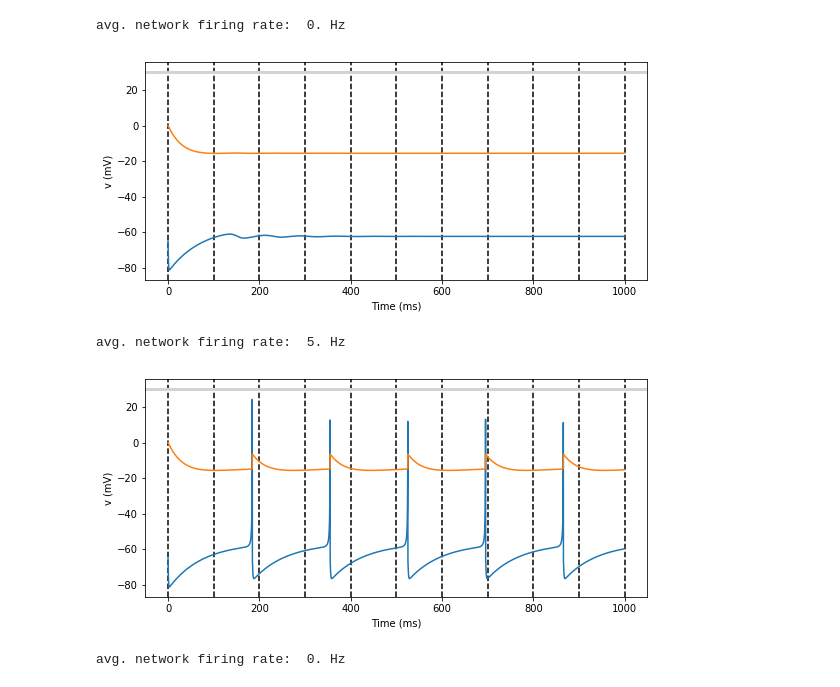
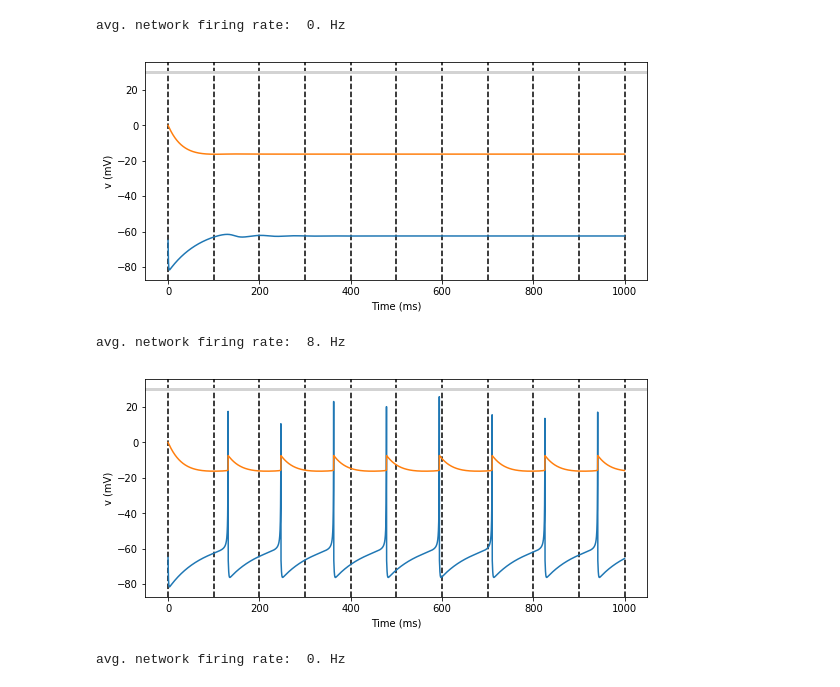
Before and after one commit to williampeer/brian2, a Jupyter notebook: single_neuron_with_current_test.ipynb, the cells around one changed output. Cells and saved outputs as stored; diff of their text form; code cells hidden in the pictures.

Commit message:
Update parametrisations in neuron with current test

```diff
--- a/single_neuron_with_current_test.ipynb
+++ b/single_neuron_with_current_test.ipynb
@@ -40,15 +40,15 @@ def perform_single_neruon_test(b, I):
     output_rates = spikemon.num_spikes/(run_time*ms)
     print("avg. network firing rate: ", output_rates)
 # %%
-perform_single_neruon_test(b=0.25, I=0.65)
+perform_single_neruon_test(b=0.26, I=0.)
 # %% [output]
 avg. network firing rate:  0. Hz
-[figure, old version]
+[figure, new version]
 # %%
-perform_single_neruon_test(b=0.25, I=0.6658)
+perform_single_neruon_test(b=0.26, I=0.1)
 # %% [output]
-avg. network firing rate:  5. Hz
+avg. network firing rate:  8. Hz
-[figure, old version]
+[figure, new version]
 # %%
 perform_single_neruon_test(b=0.49, I=-14.3)
 # %% [output]
```
Also changed, not shown: parts of 1 cell of this notebook.
